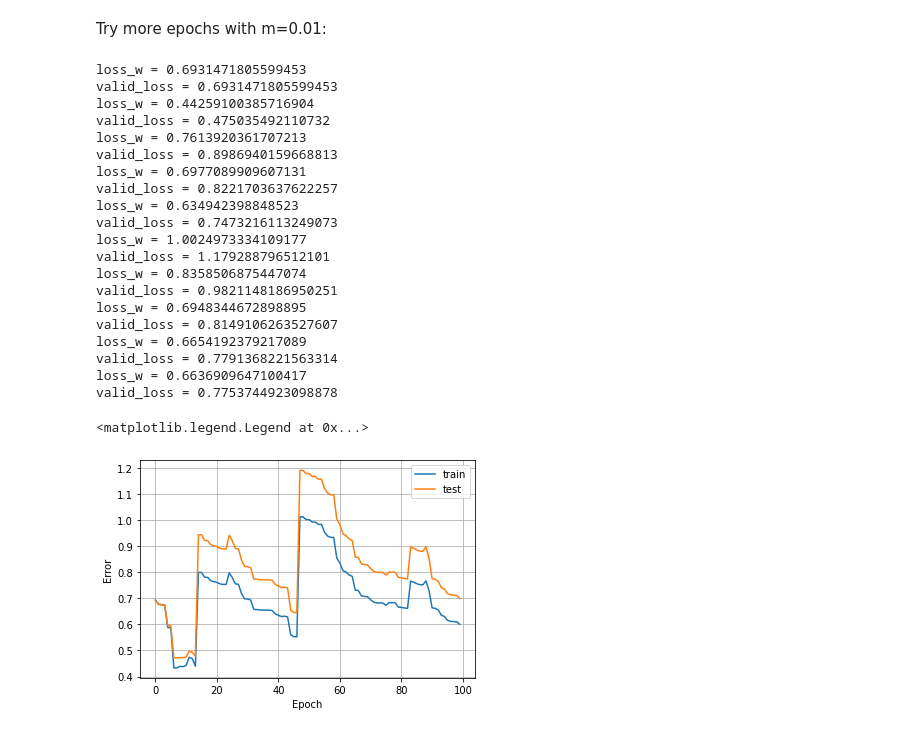
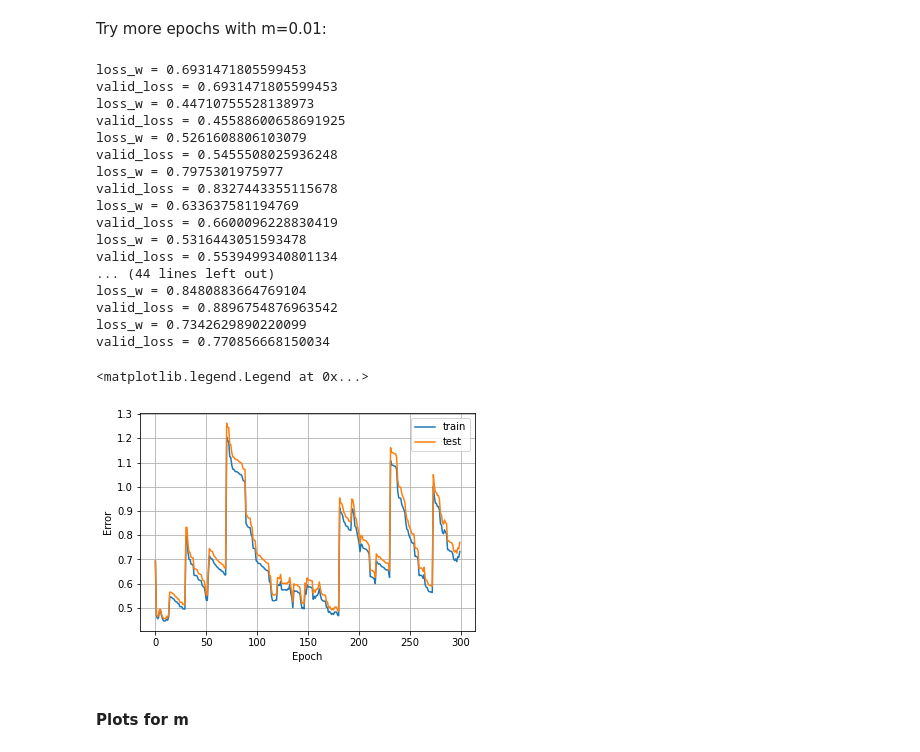
Before and after one commit to msorins/OptoML_course_proj, a Jupyter notebook: classification_zo.ipynb, the cells around one changed output. Drawn from its saved outputs; the diff is of its cells as text; code cells hidden in the pictures.

```diff
--- a/classification_zo.ipynb
+++ b/classification_zo.ipynb
@@ -156,35 +181,34 @@ plt.legend()
 # %% [markdown]
 Try more epochs with m=0.01:
 # %%
-w, losses, valid_losses = random_search(100, X_train, y_train, X_valid, y_valid, 1e-5, m_vals[1], log_loss)
+w, losses, valid_losses = random_search(300, X_train, y_train, X_valid, y_valid, 1e-5, m_vals[1], log_loss)
 # %% [output]
 loss_w = 0.6931471805599453
 valid_loss = 0.6931471805599453
-loss_w = 0.44259100385716904
-valid_loss = 0.475035492110732
-loss_w = 0.7613920361707213
-valid_loss = 0.8986940159668813
-loss_w = 0.6977089909607131
-valid_loss = 0.8221703637622257
-loss_w = 0.634942398848523
-valid_loss = 0.7473216113249073
-loss_w = 1.0024973334109177
-valid_loss = 1.179288796512101
-loss_w = 0.8358506875447074
-valid_loss = 0.9821148186950251
-loss_w = 0.6948344672898895
-valid_loss = 0.8149106263527607
-loss_w = 0.6654192379217089
-valid_loss = 0.7791368221563314
-loss_w = 0.6636909647100417
-valid_loss = 0.7753744923098878
+loss_w = 0.44710755528138973
+valid_loss = 0.45588600658691925
+loss_w = 0.5261608806103079
+valid_loss = 0.5455508025936248
+loss_w = 0.7975301975977
+valid_loss = 0.8327443355115678
+loss_w = 0.633637581194769
+valid_loss = 0.6600096228830419
+loss_w = 0.5316443051593478
+valid_loss = 0.5539499340801134
+... (44 lines left out)
+loss_w = 0.8480883664769104
+valid_loss = 0.8896754876963542
+loss_w = 0.7342629890220099
+valid_loss = 0.770856668150034
 # %%
-plt.plot(list(range(100)), losses, label = 'train')
-plt.plot(list(range(100)), valid_losses, label = 'test')
+plt.plot(list(range(300)), losses, label = 'train')
+plt.plot(list(range(300)), valid_losses, label = 'test')
 plt.xlabel('Epoch')
 plt.ylabel('Error')
 plt.grid()
 plt.legend()
 # %% [output]
 <matplotlib.legend.Legend at 0x...>
-[figure, old version]
+[figure, new version]
+# %% [markdown]
+#### Plots for m
```
Also changed, not shown: parts of 24 cells of this notebook.
